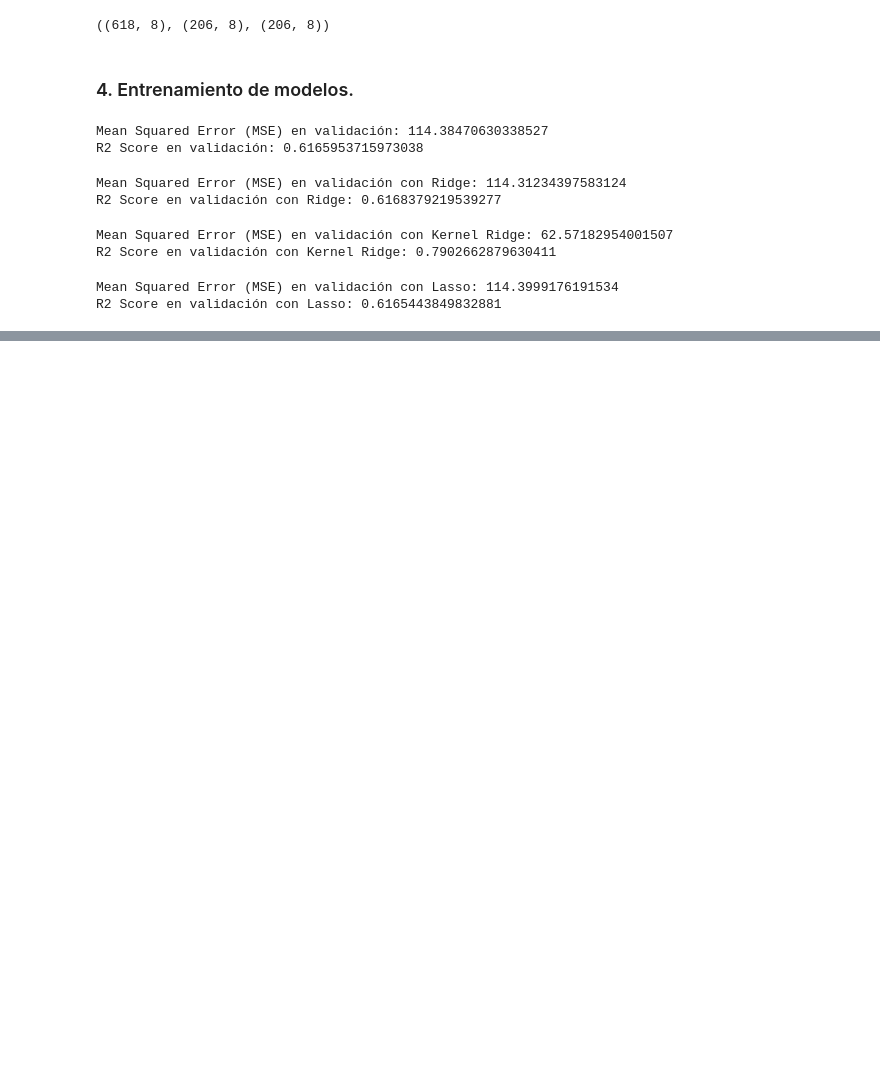
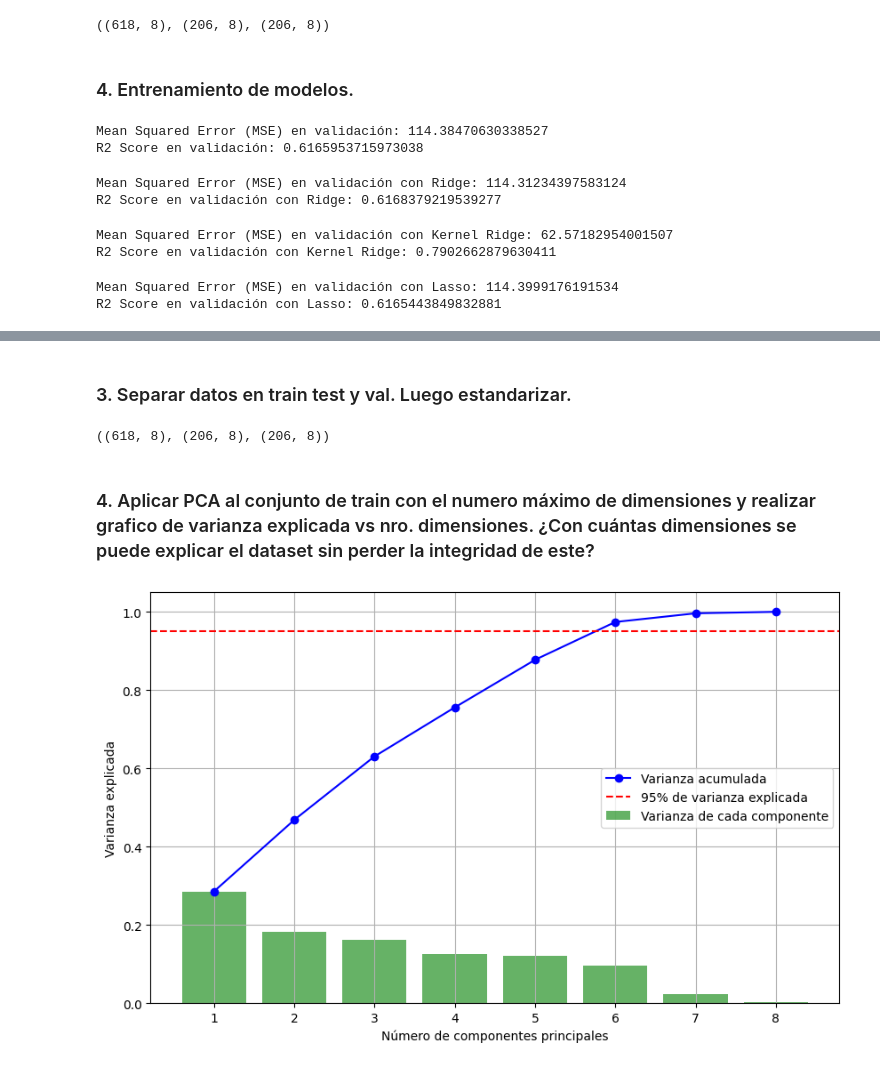
Before and after one commit to LaCalmaInc/ML, a Jupyter notebook: tarea2/tarea2.ipynb, the cells around one changed output, grey strips where cells are left out. Cells and saved outputs as stored; diff of their text form; code cells hidden in the pictures; blank space fills up the shorter version.

```diff
--- a/tarea2/tarea2.ipynb
+++ b/tarea2/tarea2.ipynb
@@ -168,0 +219,44 @@ R2 Score en validación con Lasso: 0.6165443849832881
+# %% [markdown]
+### 3. Separar datos en train test y val. Luego estandarizar.
+# %%
+X = data.drop(columns=['csMPa'])
+y = data['csMPa']
+
+
+X_train, X_temp, y_train, y_temp = train_test_split(X, y, test_size=0.4, random_state=42)
+X_val, X_test, y_val, y_test = train_test_split(X_temp, y_temp, test_size=0.5, random_state=42)
+
+
+scaler = StandardScaler()
+X_train_scaled = scaler.fit_transform(X_train)
+X_val_scaled = scaler.transform(X_val)
+X_test_scaled = scaler.transform(X_test)
+
+
+(X_train_scaled.shape, X_val_scaled.shape, X_test_scaled.shape)
+# %% [output]
+((618, 8), (206, 8), (206, 8))
+# %% [markdown]
+### 4. Aplicar PCA al conjunto de train con el numero máximo de dimensiones y realizar grafico de varianza explicada vs nro. dimensiones. ¿Con cuántas dimensiones se puede explicar el dataset sin perder la integridad de este?
+# %%
+pca = PCA(n_components=X.shape[1])
+pca.fit_transform(X_train_scaled)
+
+
+explained_variance = pca.explained_variance_ratio_
+explained_variance_cumulative = explained_variance.cumsum()
+
+
+plt.figure(figsize=(10, 6))
+plt.plot(range(1, len(explained_variance) + 1), explained_variance_cumulative, marker='o', color='b', label='Varianza acumulada')
+plt.bar(range(1, len(explained_variance) + 1), explained_variance, alpha=0.6, color='g', label='Varianza de cada componente')
+
+plt.xlabel('Número de componentes principales')
+plt.ylabel('Varianza explicada')
+plt.axhline(y=0.95, color='r', linestyle='--', label='95% de varianza explicada')
+plt.xticks(range(1, len(explained_variance) + 1))
+plt.legend()
+plt.grid()
+plt.show()
+# %% [output]
+[figure, added]
```
Also changed, not shown: parts of 20 cells of this notebook.
